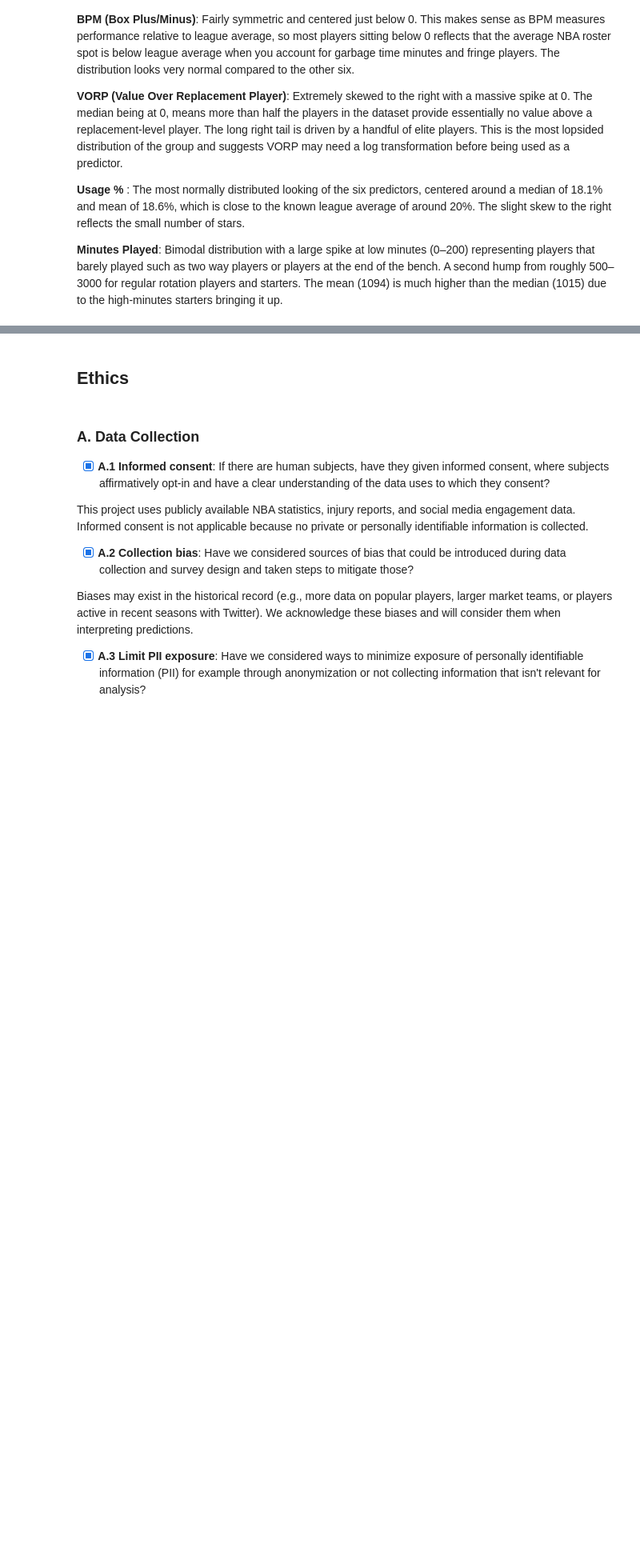
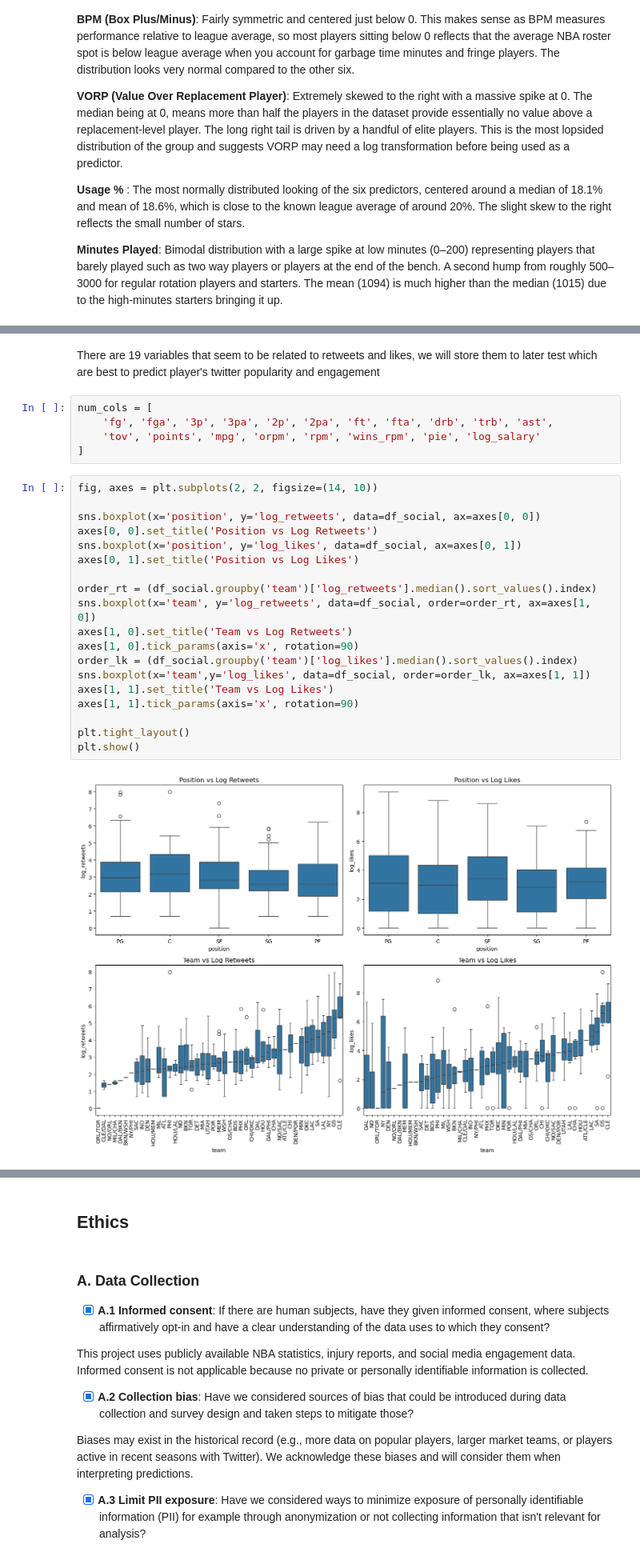
Before and after one commit to COGS108/Group122_WI26, a Jupyter notebook: 02-EDACheckpoint.ipynb, the cells around one changed output, grey strips where cells are left out. Shown at 80% size. Drawn from its saved outputs; the diff is of its cells as text; blank space fills up the shorter version.

```diff
--- a/02-EDACheckpoint.ipynb
+++ b/02-EDACheckpoint.ipynb
@@ -689,0 +785,28 @@ plt.show()
+# %% [markdown]
+There are 19 variables that seem to be related to retweets and likes, we will store them to later test which are best to predict player's twitter popularity and engagement
+# %%
+num_cols = [
+    'fg', 'fga', '3p', '3pa', '2p', '2pa', 'ft', 'fta', 'drb', 'trb', 'ast',
+    'tov', 'points', 'mpg', 'orpm', 'rpm', 'wins_rpm', 'pie', 'log_salary'
+]
+# %%
+fig, axes = plt.subplots(2, 2, figsize=(14, 10))
+
+sns.boxplot(x='position', y='log_retweets', data=df_social, ax=axes[0, 0])
+axes[0, 0].set_title('Position vs Log Retweets')
+sns.boxplot(x='position', y='log_likes', data=df_social, ax=axes[0, 1])
+axes[0, 1].set_title('Position vs Log Likes')
+
+order_rt = (df_social.groupby('team')['log_retweets'].median().sort_values().index)
+sns.boxplot(x='team', y='log_retweets', data=df_social, order=order_rt, ax=axes[1, 0])
+axes[1, 0].set_title('Team vs Log Retweets')
+axes[1, 0].tick_params(axis='x', rotation=90)
+order_lk = (df_social.groupby('team')['log_likes'].median().sort_values().index)
+sns.boxplot(x='team',y='log_likes', data=df_social, order=order_lk, ax=axes[1, 1])
+axes[1, 1].set_title('Team vs Log Likes')
+axes[1, 1].tick_params(axis='x', rotation=90)
+
+plt.tight_layout()
+plt.show()
+# %% [output]
+[figure, added]
```
Also changed, not shown: parts of 14 cells of this notebook.
